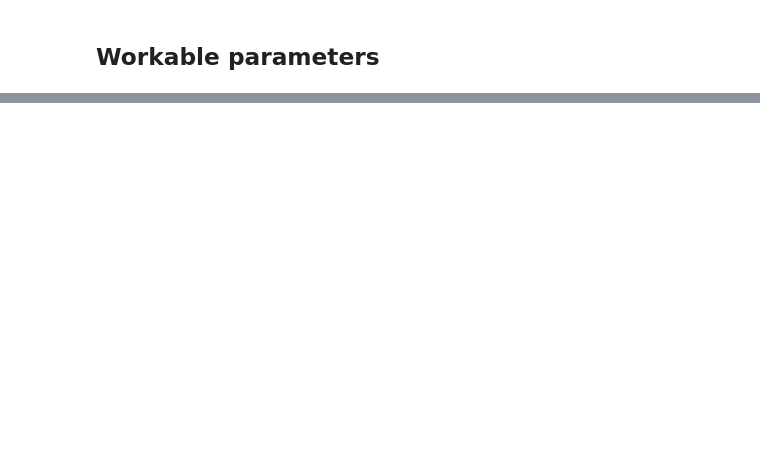
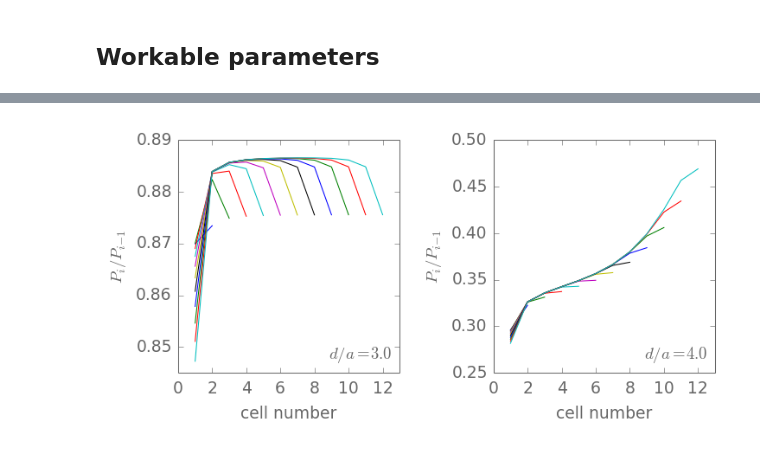
Before and after one commit to meznom/phd_thesis, a Jupyter notebook: notebooks/chapter03.ipynb, the cells around one changed output, grey strips where cells are left out. Drawn from its saved outputs; the diff is of its cells as text; code cells hidden in the pictures; blank space fills up the shorter version.

```diff
--- a/notebooks/chapter03.ipynb
+++ b/notebooks/chapter03.ipynb
@@ -340,0 +640,4 @@ display(f4)
+# %%
+polarization_response_figure()
+# %% [output]
+[figure, added]
```
Also changed, not shown: parts of 16 cells of this notebook, 22 other files.
